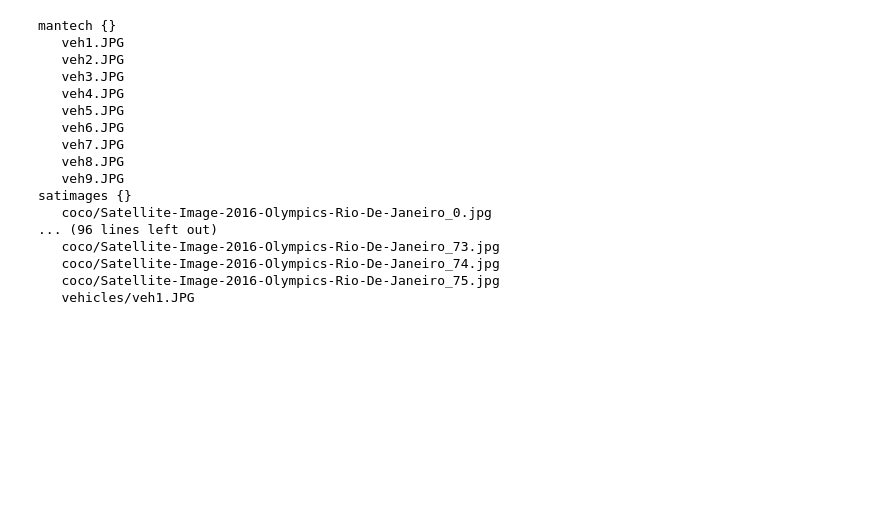
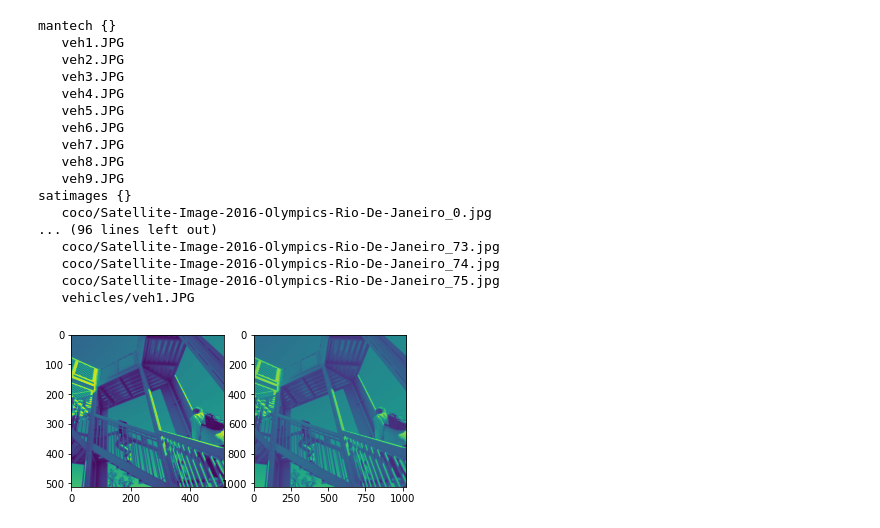
Before and after one commit to ChrisKahrs/retagImg, a Jupyter notebook: retagImgNotbook.ipynb, the cells around one changed output. Saved outputs shown, nothing was run; the diff lists cells and outputs as text; code cells hidden in the pictures; blank space fills up the shorter version.

```diff
--- a/retagImgNotbook.ipynb
+++ b/retagImgNotbook.ipynb
@@ -280,3 +322,16 @@ satimages {}
    coco/Satellite-Image-2016-Olympics-Rio-De-Janeiro_74.jpg
    coco/Satellite-Image-2016-Olympics-Rio-De-Janeiro_75.jpg
    vehicles/veh1.JPG
+# %%
+from scipy import ndimage, misc
+import matplotlib.pyplot as plt
+fig = plt.figure()
+ax1 = fig.add_subplot(121)  # left side
+ax2 = fig.add_subplot(122)  # right side
+ascent = misc.ascent()
+result = ndimage.zoom(ascent, 2.0)
+ax1.imshow(ascent)
+ax2.imshow(result)
+plt.show()
+# %% [output]
+[figure, added]
```
Also changed, not shown: parts of 7 cells of this notebook.
